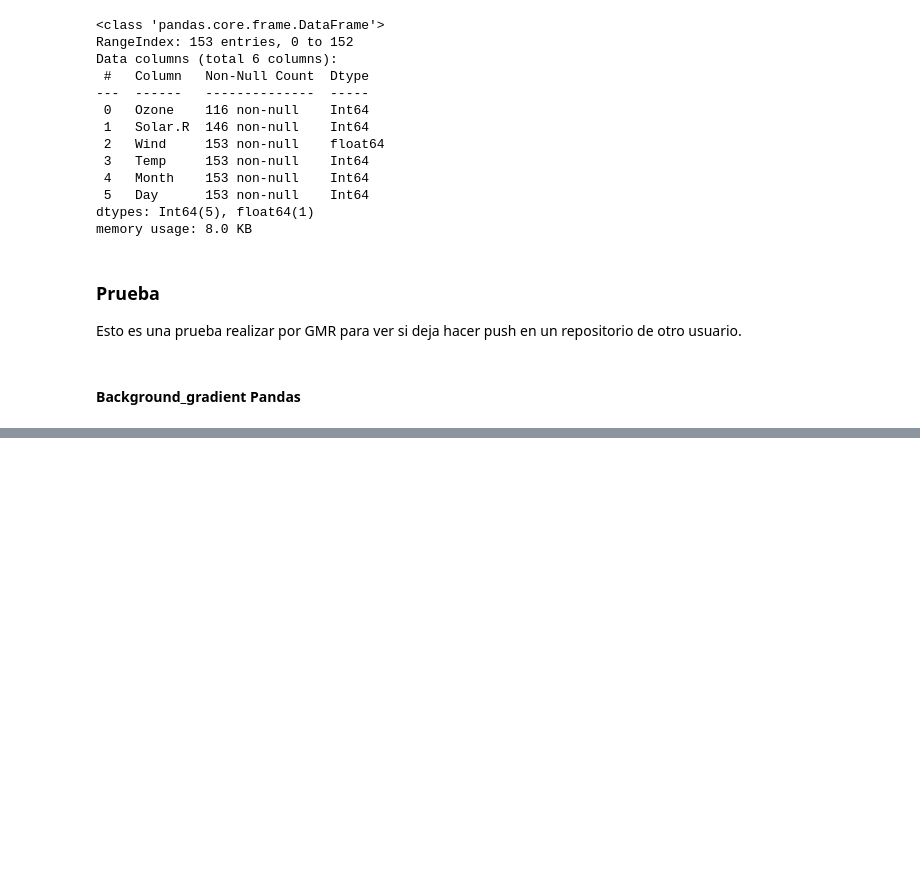
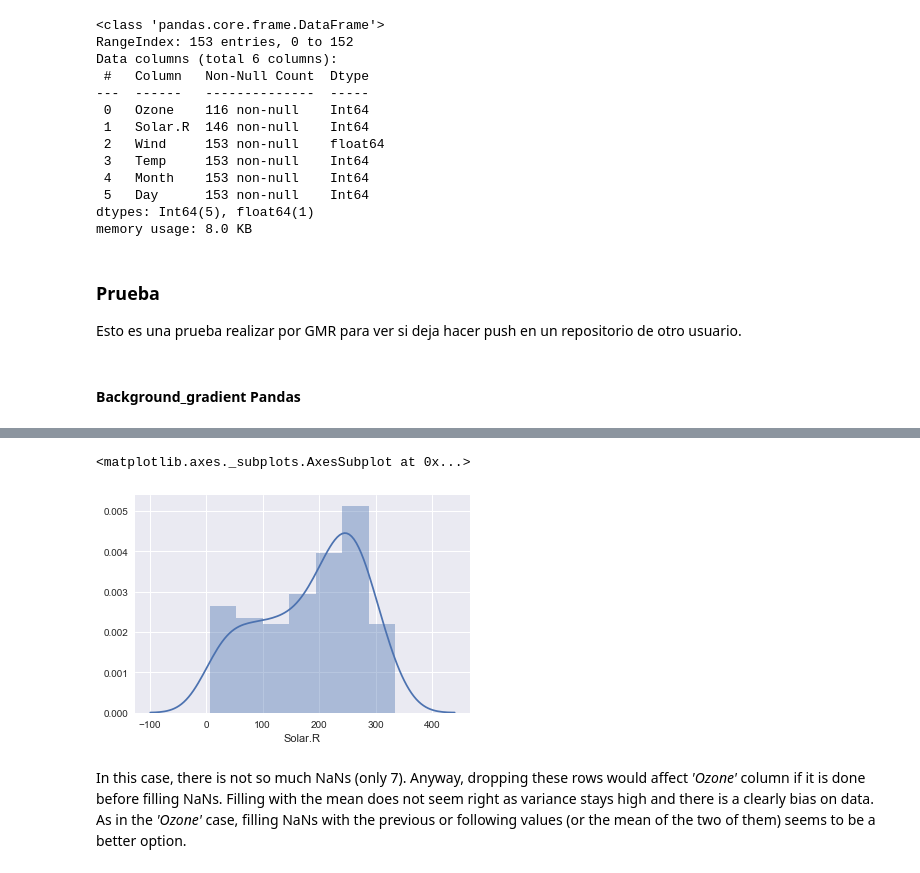
Before and after one commit to xiaoxi-david/AirQuality, a Jupyter notebook: airquality.ipynb, the cells around one changed output, grey strips where cells are left out. Drawn from its saved outputs; the diff is of its cells as text; code cells hidden in the pictures; blank space fills up the shorter version.

```diff
--- a/airquality.ipynb
+++ b/airquality.ipynb
@@ -55,0 +246,7 @@ Esto es una prueba realizar por GMR para ver si deja hacer push en un repositori
+# %%
+sns.distplot(airquality['Solar.R'].dropna().astype(float))
+# %% [output]
+<matplotlib.axes._subplots.AxesSubplot at 0x...>
+[figure, added]
+# %% [markdown]
+In this case, there is not so much NaNs (only 7). Anyway, dropping these rows would affect *'Ozone'* column if it is done before filling NaNs. Filling with the mean does not seem right as variance stays high and there is a clearly bias on data. As in the *'Ozone'* case, filling NaNs with the previous or following values (or the mean of the two of them) seems to be a better option.
```
Also changed, not shown: parts of 25 cells of this notebook.
